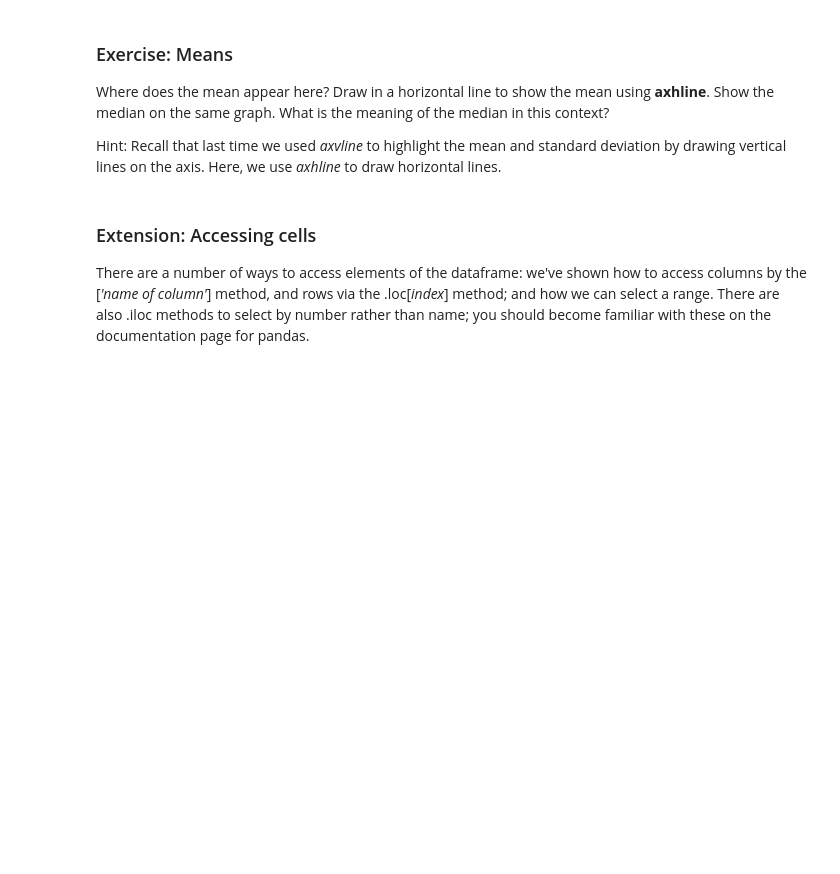
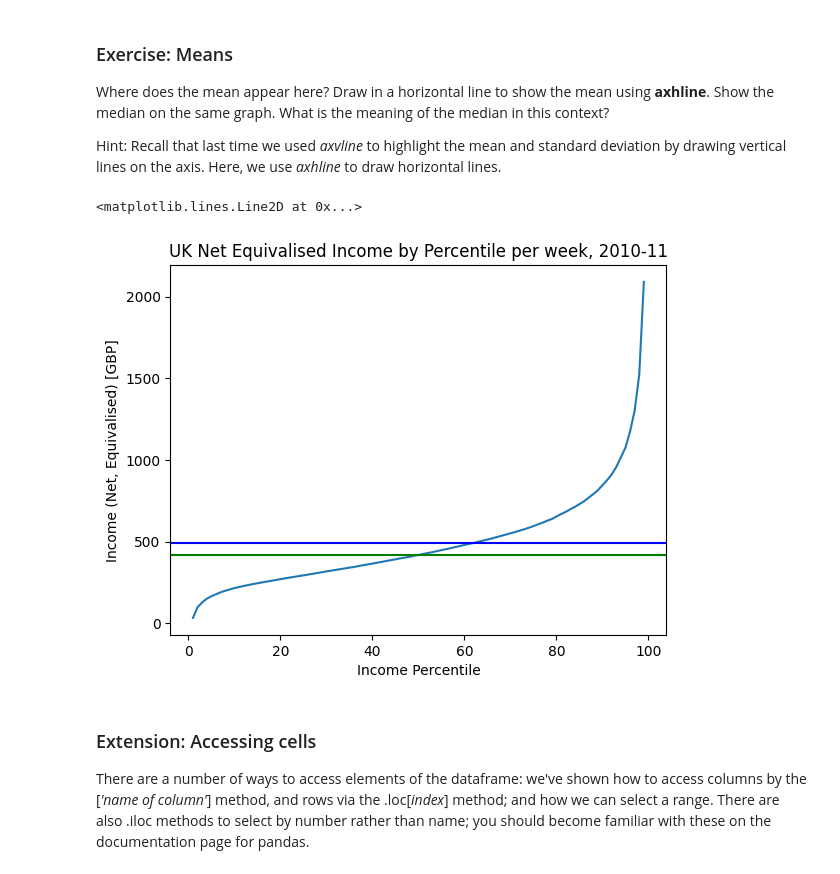
Before and after one commit to Freya360/QM2, a Jupyter notebook: notebooks/W02. Pandas.ipynb, the cells around one changed output. Cells and saved outputs as stored; diff of their text form; code cells hidden in the pictures; blank space fills up the shorter version.

```diff
--- a/notebooks/W02. Pandas.ipynb
+++ b/notebooks/W02. Pandas.ipynb
@@ -180,3 +180,25 @@ So, to recap, we can now access a particular **row** using *loc[index number]*,
 ## Exercise:
 
 How do the equivalised incomes of single adults and childless couples compare? Look at the 1st, 99th and 50th percentile and summarise what this tells you about the value or price of coupling.
+# %%
+import pandas
+import matplotlib.pyplot as plt
+import pylab
+
+data_path = "./data/wk2/incomes.csv"
+
+!mkdir -p data/wk2
+!curl https://s3.eu-west-2.amazonaws.com/qm2/wk2/incomes.csv -o ./data/wk2/incomes.csv
+
+income = pandas.read_csv(data_path, index_col=0)
+
+# 1st percentile
+income['Net equivalised household income in 2010-11, week'].loc[1]
+
+# 50th percentile
+income['Net equivalised household income in 2010-11, week'].loc[50]
+
+# 99th percentile
+income['Net equivalised household income in 2010-11, week'].loc[99]
+
+income.loc[[1, 50, 99], ['Net equivalised household income in 2010-11, week']]
@@ -209,6 +240,22 @@ We see a curve that is pretty linear in the middle region, but curves rapidly up
 Where does the mean appear here? Draw in a horizontal line to show the mean using **axhline**. Show the median on the same graph. What is the meaning of the median in this context?
 
 Hint: Recall that last time we used *axvline* to highlight the mean and standard deviation by drawing vertical lines on the axis. Here, we use *axhline* to draw horizontal lines.
+# %%
+income_col = income['Net equivalised household income in 2010-11, week']
+
+mean_income = income_col.mean()
+median_income = income_col.median()
+
+ax = income_col.plot()
+plt.title('UK Net Equivalised Income by Percentile per week, 2010-11')
+plt.xlabel('Income Percentile')
+plt.ylabel('Income (Net, Equivalised) [GBP]')
+
+plt.axhline(mean_income, color='blue')
+plt.axhline(median_income, color='green')
+# %% [output]
+<matplotlib.lines.Line2D at 0x...>
+[figure, added]
 # %% [markdown]
 ### Extension: Accessing cells
 
```
Also changed, not shown: parts of 7 cells of this notebook.
